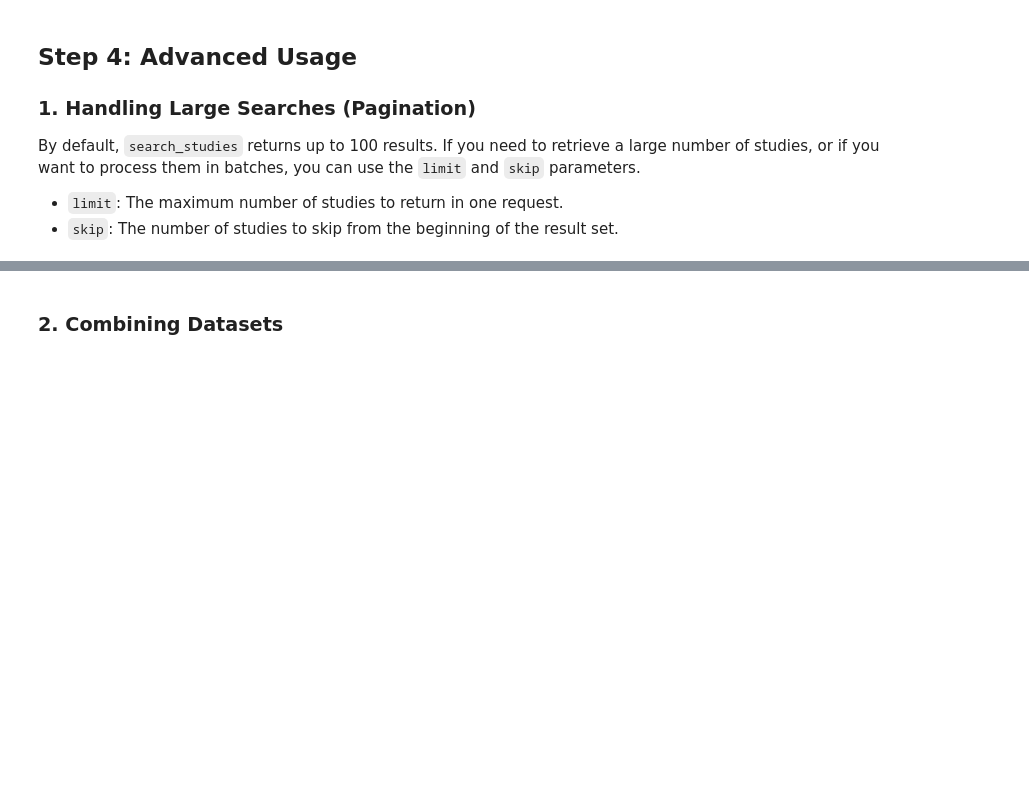
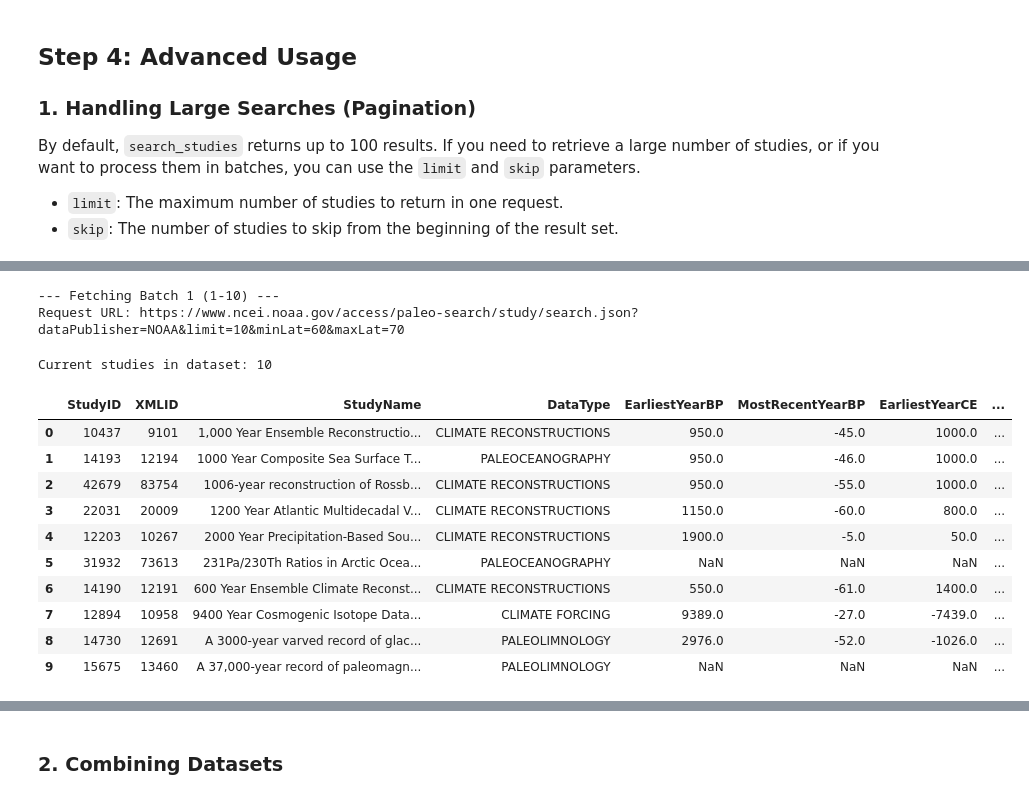
Before and after one commit to LinkedEarth/PyleoTUPS, a Jupyter notebook: examples/tutorial.ipynb, the cells around one changed output, grey strips where cells are left out. Drawn from its saved outputs; the diff is of its cells as text; code cells hidden in the pictures; blank space fills up the shorter version.

```diff
--- a/examples/tutorial.ipynb
+++ b/examples/tutorial.ipynb
@@ -231,10 +405,11 @@ By default, `search_studies` returns up to 100 results. If you need to retrieve
 * `skip`: The number of studies to skip from the beginning of the result set.
 # %%
 # Initialize a clean dataset
-dataset = pt.NOAADataset()
+dataset = pt.Dataset()
 
 # Query 1: Get the first 10 results
 print("--- Fetching Batch 1 (1-10) ---")
 batch1 = dataset.search_studies(min_lat=60, max_lat=70, limit=10)
 print(f"Current studies in dataset: {len(dataset.studies)}")
 display(batch1)
+# %% [output]
@@ -241,3 +417,17 @@ display(batch1)
+--- Fetching Batch 1 (1-10) ---
+Request URL: https://www.ncei.noaa.gov/access/paleo-search/study/search.json?dataPublisher=NOAA&limit=10&minLat=60&maxLat=70
+Current studies in dataset: 10
+|  | StudyID | XMLID | StudyName | DataType | EarliestYearBP | MostRecentYearBP | EarliestYearCE | ... |
+| 0 | 10437 | 9101 | 1,000 Year Ensemble Reconstructio... | CLIMATE RECONSTRUCTIONS | 950.0 | -45.0 | 1000.0 | ... |
+| 1 | 14193 | 12194 | 1000 Year Composite Sea Surface T... | PALEOCEANOGRAPHY | 950.0 | -46.0 | 1000.0 | ... |
+| 2 | 42679 | 83754 | 1006-year reconstruction of Rossb... | CLIMATE RECONSTRUCTIONS | 950.0 | -55.0 | 1000.0 | ... |
+| 3 | 22031 | 20009 | 1200 Year Atlantic Multidecadal V... | CLIMATE RECONSTRUCTIONS | 1150.0 | -60.0 | 800.0 | ... |
+| 4 | 12203 | 10267 | 2000 Year Precipitation-Based Sou... | CLIMATE RECONSTRUCTIONS | 1900.0 | -5.0 | 50.0 | ... |
+| 5 | 31932 | 73613 | 231Pa/230Th Ratios in Arctic Ocea... | PALEOCEANOGRAPHY | NaN | NaN | NaN | ... |
+| 6 | 14190 | 12191 | 600 Year Ensemble Climate Reconst... | CLIMATE RECONSTRUCTIONS | 550.0 | -61.0 | 1400.0 | ... |
+| 7 | 12894 | 10958 | 9400 Year Cosmogenic Isotope Data... | CLIMATE FORCING | 9389.0 | -27.0 | -7439.0 | ... |
+| 8 | 14730 | 12691 | A 3000-year varved record of glac... | PALEOLIMNOLOGY | 2976.0 | -52.0 | -1026.0 | ... |
+| 9 | 15675 | 13460 | A 37,000-year record of paleomagn... | PALEOLIMNOLOGY | NaN | NaN | NaN | ... |
 # %%
 # Query 2: Get the next 10 results (skip the first 10)
 # Note: This *overwrites* the previous search results in the 'dataset' object as we are reusing the same dataset instance.
```
Also changed, not shown: parts of 23 cells of this notebook.
